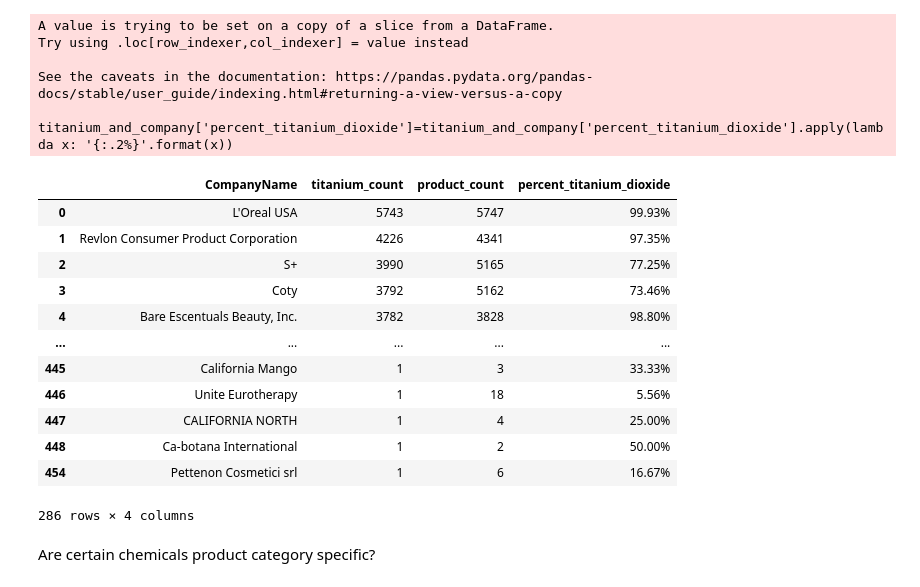
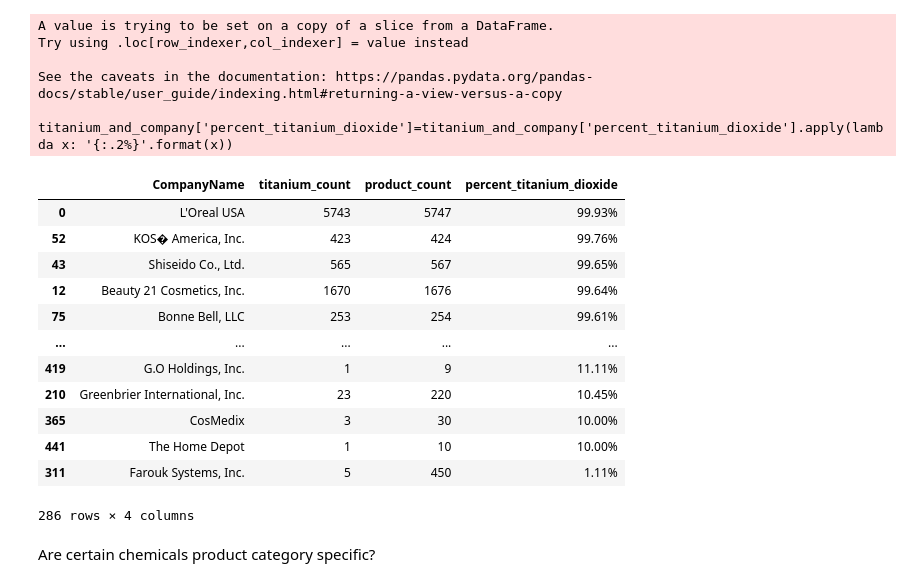
Before and after one commit to Hopex3/Cosmetics, a Jupyter notebook: capstone.ipynb, the cells around one changed output. Cells and saved outputs as stored; diff of their text form; code cells hidden in the pictures.

```diff
--- a/capstone.ipynb
+++ b/capstone.ipynb
@@ -143,20 +143,20 @@ Try using .loc[row_indexer,col_indexer] = value instead
 See the caveats in the documentation: https://pandas.pydata.org/pandas-docs/stable/user_guide/indexing.html#returning-a-view-versus-a-copy
   titanium_and_company['percent_titanium_dioxide']=titanium_and_company['percent_titanium_dioxide'].apply(lambda x: '{:.2%}'.format(x))
 # %%
-titanium_and_company
+titanium_and_company.sort_values('percent_titanium_dioxide',ascending=False)
 # %% [output]
 |  | CompanyName | titanium_count | product_count | percent_titanium_dioxide |
 | 0 | L'Oreal USA | 5743 | 5747 | 99.93% |
-| 1 | Revlon Consumer Product Corporation | 4226 | 4341 | 97.35% |
-| 2 | S+ | 3990 | 5165 | 77.25% |
-| 3 | Coty | 3792 | 5162 | 73.46% |
-| 4 | Bare Escentuals Beauty, Inc. | 3782 | 3828 | 98.80% |
+| 52 | KOS� America, Inc. | 423 | 424 | 99.76% |
+| 43 | Shiseido Co., Ltd. | 565 | 567 | 99.65% |
+| 12 | Beauty 21 Cosmetics, Inc. | 1670 | 1676 | 99.64% |
+| 75 | Bonne Bell, LLC | 253 | 254 | 99.61% |
 | ... | ... | ... | ... | ... |
-| 445 | California Mango | 1 | 3 | 33.33% |
-| 446 | Unite Eurotherapy | 1 | 18 | 5.56% |
-| 447 | CALIFORNIA NORTH | 1 | 4 | 25.00% |
-| 448 | Ca-botana International | 1 | 2 | 50.00% |
-| 454 | Pettenon Cosmetici srl | 1 | 6 | 16.67% |
+| 419 | G.O Holdings, Inc. | 1 | 9 | 11.11% |
+| 210 | Greenbrier International, Inc. | 23 | 220 | 10.45% |
+| 365 | CosMedix | 3 | 30 | 10.00% |
+| 441 | The Home Depot | 1 | 10 | 10.00% |
+| 311 | Farouk Systems, Inc. | 5 | 450 | 1.11% |
 286 rows × 4 columns
 # %% [markdown]
 Are certain chemicals product category specific?
```
Also changed, not shown: parts of 7 cells of this notebook.
